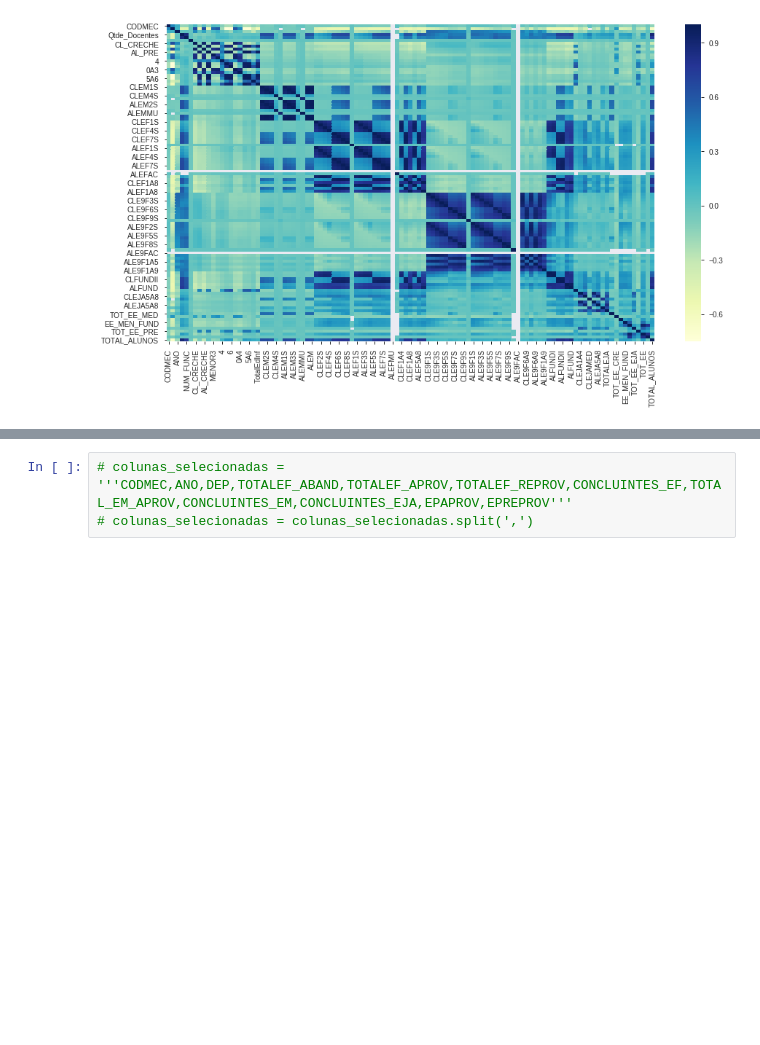
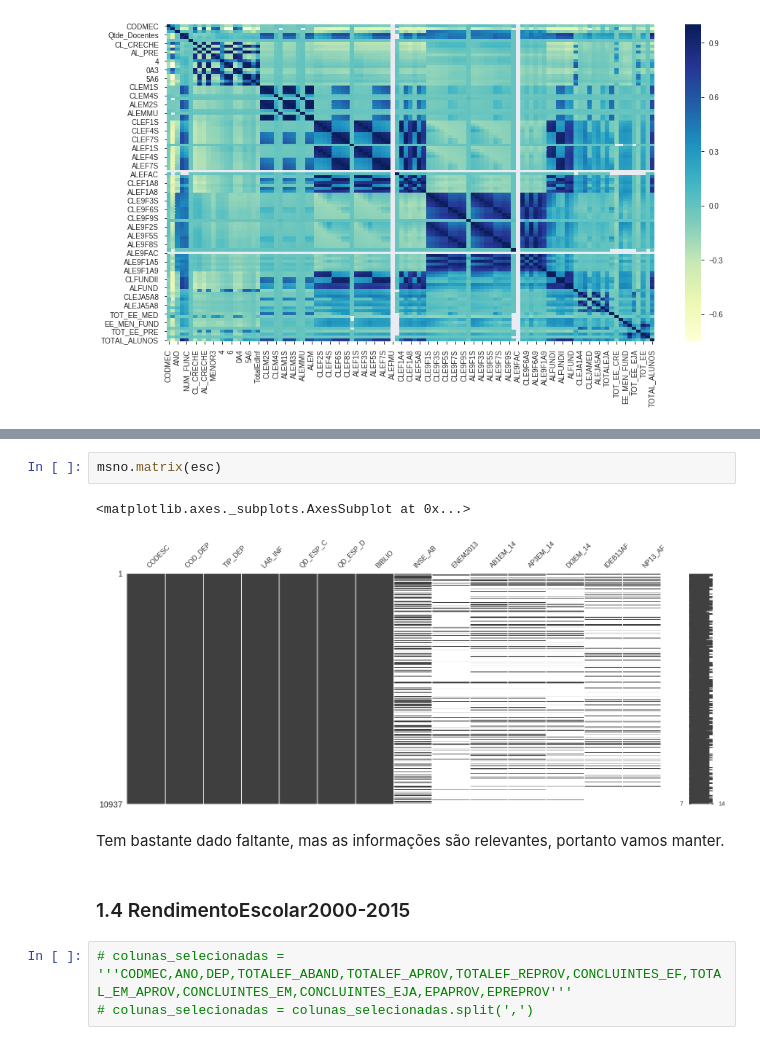
Before and after one commit to davibarreira/FDS-Homeworks, a Jupyter notebook: hw2/Homework2.ipynb, the cells around one changed output, grey strips where cells are left out. Saved outputs shown, nothing was run; the diff lists cells and outputs as text; blank space fills up the shorter version.

Commit message:
Exploracao dos dados quase finalizada

```diff
--- a/hw2/Homework2.ipynb
+++ b/hw2/Homework2.ipynb
@@ -120,3 +141,12 @@ KeyError: "['NUM_FUNC', 'Qtde_Docentes'] not in index"
+# %%
+msno.matrix(esc)
+# %% [output]
+<matplotlib.axes._subplots.AxesSubplot at 0x...>
+[figure, added]
+# %% [markdown]
+Tem bastante dado faltante, mas as informações são relevantes, portanto vamos manter.
+# %% [markdown]
+### 1.4 RendimentoEscolar2000-2015
 # %%
 # colunas_selecionadas = '''CODMEC,ANO,DEP,TOTALEF_ABAND,TOTALEF_APROV,TOTALEF_REPROV,CONCLUINTES_EF,TOTAL_EM_APROV,CONCLUINTES_EM,CONCLUINTES_EJA,EPAPROV,EPREPROV'''
 # colunas_selecionadas = colunas_selecionadas.split(',')
```
Also changed, not shown: parts of 13 cells of this notebook.
